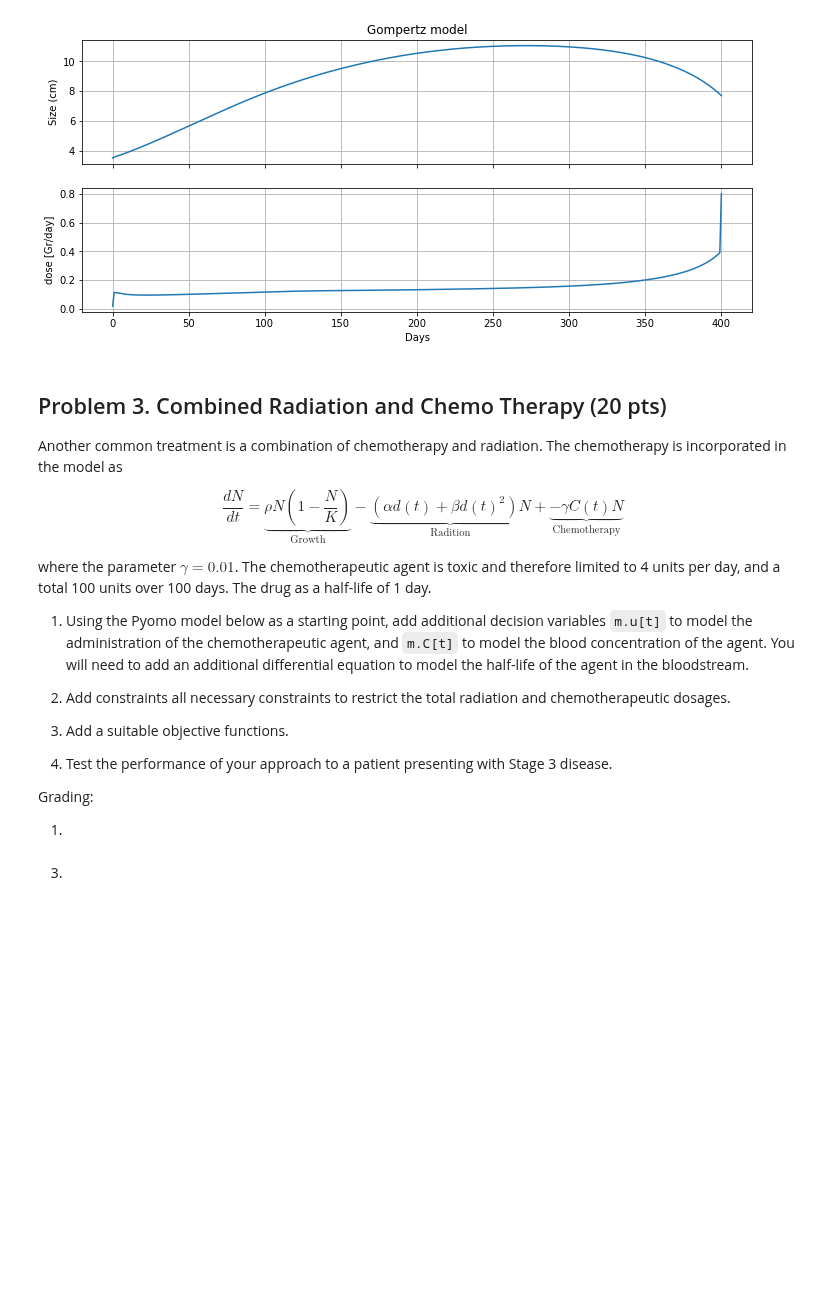
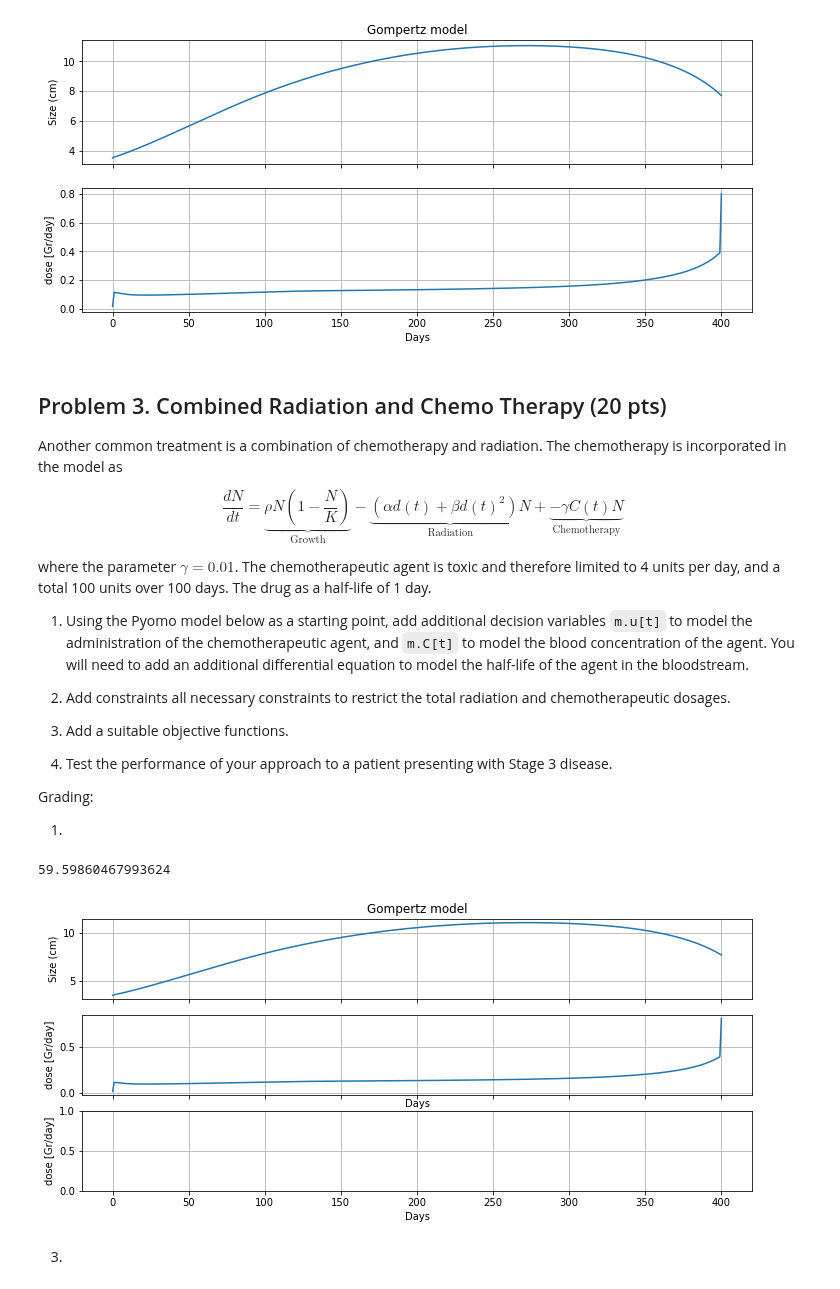
Before and after one commit to jckantor/cbe30338-book, a Jupyter notebook: _build/jupyter_execute/notebooks/06.06-gompertz-model-project.ipynb, the cells around one changed output. Drawn from its saved outputs; the diff is of its cells as text; code cells hidden in the pictures; blank space fills up the shorter version.

```diff
--- a/_build/jupyter_execute/notebooks/06.06-gompertz-model-project.ipynb
+++ b/_build/jupyter_execute/notebooks/06.06-gompertz-model-project.ipynb
@@ -168,7 +177,7 @@ print(m.doseage())
 
 Another common treatment is a combination of chemotherapy and radiation. The chemotherapy is incorporated in the model as
 
-$$\frac{dN}{dt} = \underbrace{\rho N \left(1 - \frac{N}{K}\right)}_\text{Growth} - \underbrace{\left(\alpha d(t) + \beta d(t)^2\right)N}_\text{Radition} + \underbrace{-\gamma C(t) N}_\text{Chemotherapy}$$
+$$\frac{dN}{dt} = \underbrace{\rho N \left(1 - \frac{N}{K}\right)}_\text{Growth} - \underbrace{\left(\alpha d(t) + \beta d(t)^2\right)N}_\text{Radiation} + \underbrace{-\gamma C(t) N}_\text{Chemotherapy}$$
 
 where the parameter $\gamma = 0.01$. The chemotherapeutic agent is toxic and therefore limited to 4 units per day, and a total 100 units over 100 days. The drug as a half-life of 1 day.
 
@@ -213,34 +222,37 @@ def radiation_model(IC=1.0, tf=400):
         return m.doseage <= 60
 
     @m.Constraint(m.t)
     def gompertz(m, t):
         return m.dNdt[t] == rho * m.N[t] * (1 - m.N[t]/K) - (alpha * m.d[t] + beta * m.d[t]**2) * m.N[t]
 
     pyo.TransformationFactory('dae.finite_difference').apply_to(m, nfe=1*int(tf), scheme='FORWARD')
     pyo.SolverFactory('ipopt').solve(m)
 
     return m
 
 m = radiation_model(3.5, 400)
 
 fig, ax = plt.subplots(3, 1, figsize=(12, 5), sharex=True)
 ax[0].plot(m.t, [m.N[t]() for t in m.t], label='untreated growth')
 ax[0].set_ylabel('Size (cm)')
 ax[0].set_title('Gompertz model')
 ax[0].grid(True)
 
 ax[1].plot(m.t, [m.d[t]() for t in m.t], label='radiation')
 ax[1].set_ylabel('dose [Gr/day]')
 ax[1].set_xlabel('Days')
 ax[1].grid(True)
 
-ax[2].plot(m.t, [m.u[t]() for t in m.t], label='chemotherapy')
+#ax[2].plot(m.t, [m.u[t]() for t in m.t], label='chemotherapy')
 ax[2].set_ylabel('dose [Gr/day]')
 ax[2].set_xlabel('Days')
 ax[2].grid(True)
 
 
 print(m.doseage())
+# %% [output]
+59.59860467993624
+[figure, added]
 # %% [markdown]
 3.
 # %%
```
Also changed, not shown: parts of 4 cells of this notebook, 28 other files.
